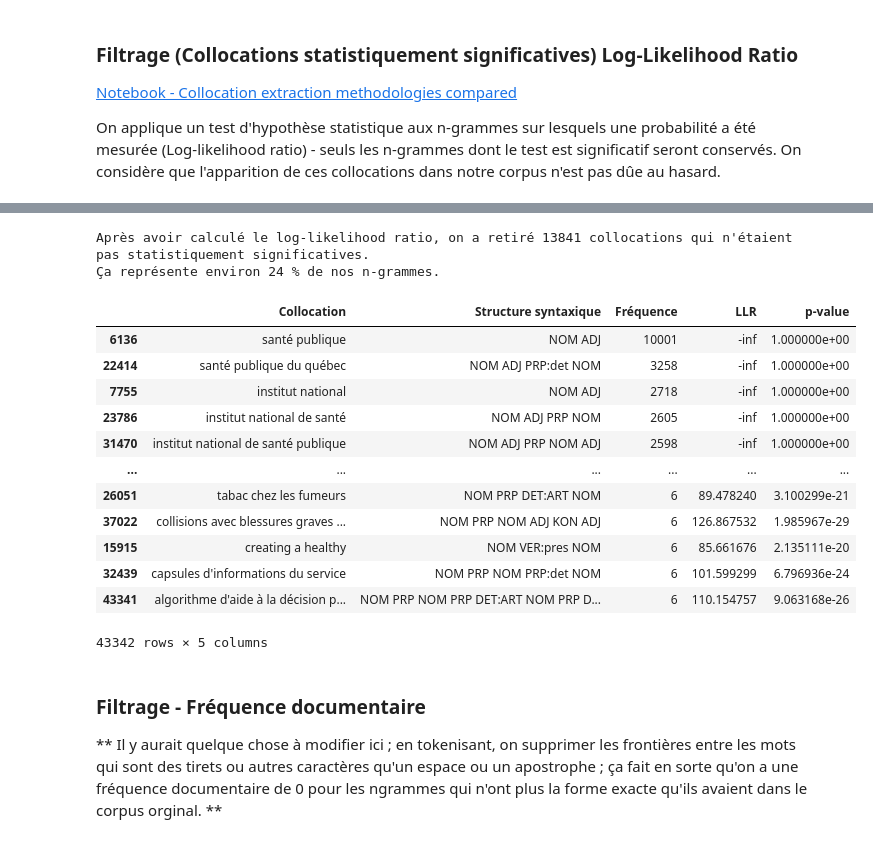
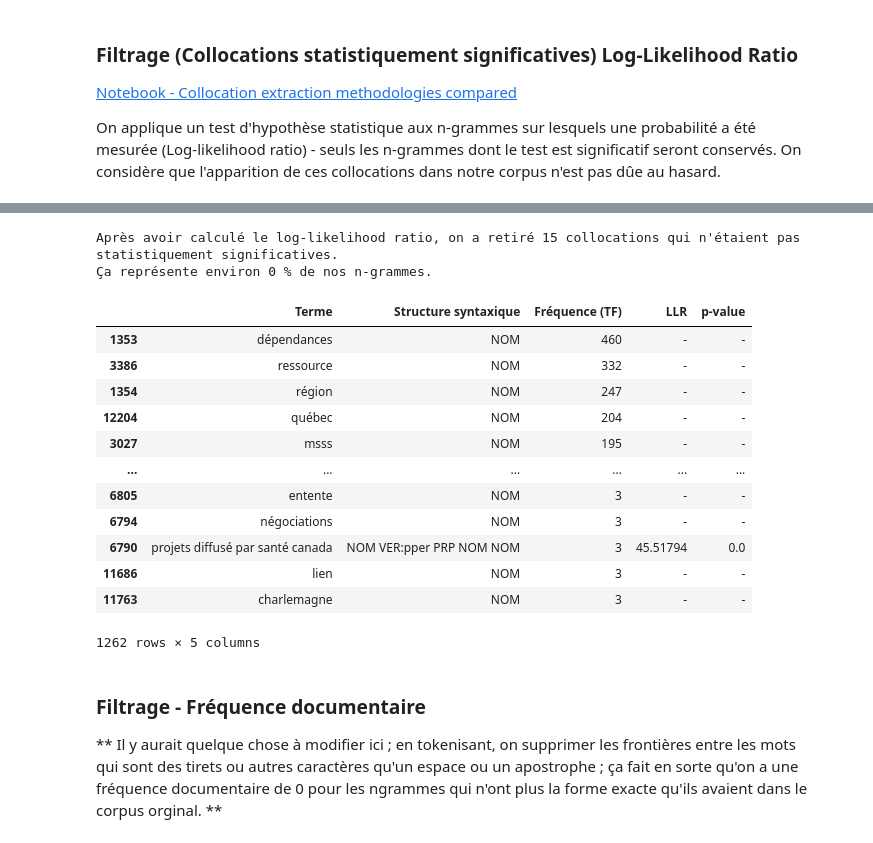
Before and after one commit to Camille-Demers/text-mining-project, a Jupyter notebook: 00-Jupyter-Notebooks/2_Prétraitement.ipynb, the cells around one changed output, grey strips where cells are left out. Cells and saved outputs as stored; diff of their text form; code cells hidden in the pictures.

Commit message:
Outputs

```diff
--- a/00-Jupyter-Notebooks/2_Prétraitement.ipynb
+++ b/00-Jupyter-Notebooks/2_Prétraitement.ipynb
@@ -412,4 +447 @@ def tabCSV(phrases):
-# %%
-phrases = tabCSV(phrases)
-# phrases_lemmatized = tabCSV(phrases_lemmatized, '_n-grams-lemmatized.csv')
 # %%
@@ -429,7 +461,7 @@ with open (file_patterns, 'r') as f:
     patterns = patterns['Structure'].tolist() #[:200] # On prend les 200 structures syntaxiques les plus fréquentes dans les MeSH
 # %%
 def filter_patterns(phrases):
-    return [t for t in phrases if t[1] in patterns and not 'NOM NOM' in t[1] and not 'NUM' in t[1]] #
+    return [t for t in phrases if t[1] in patterns and not 'NUM' in t[1]] # and not 'NOM NOM' in t[1]
 # terms_lemmatized = [t for t in phrases_lemmatized if t[1] in patterns]
 # %%
 terms = filter_patterns(phrases)
@@ -549,2 +592,0 @@ def llr_ngrammes(n):
-# %%
-terms = llr_ngrammes(12)
@@ -575,0 +624,3 @@ terms
+# %%
+significant_coll = llr_ngrammes(terms)
+#terms = [{'Collocation' : t[0], 'Structure syntaxique': t[1], 'Fréquence' : t[2]} for t in terms] # Si on veut pas appliquer le LLR
@@ -576,25 +647,45 @@ terms
 # %%
-print('Après avoir calculé le log-likelihood ratio, on a retiré {} collocations qui n\'étaient pas statistiquement significatives.'.format(len_prior - len(terms)))
-print('Ça représente environ {} % de nos n-grammes.'.format(round((len_prior - len(terms)) / len_prior *100 )))
+print('Après avoir calculé le log-likelihood ratio, on a retiré {} collocations qui n\'étaient pas statistiquement significatives.'.format(len(terms) - len(significant_coll)))
+print('Ça représente environ {} % de nos n-grammes.'.format(round((len(terms) - len(significant_coll)) / len(terms) *100 )))
 # %% [output]
-Après avoir calculé le log-likelihood ratio, on a retiré 13841 collocations qui n'étaient pas statistiquement significatives.
-Ça représente environ 24 % de nos n-grammes.
+Après avoir calculé le log-likelihood ratio, on a retiré 15 collocations qui n'étaient pas statistiquement significatives.
+Ça représente environ 0 % de nos n-grammes.
 # %%
-DataFrame(terms).sort_values(by = "Fréquence", ascending=False)
+df = DataFrame(significant_coll).sort_values(by = "Fréquence (TF)", ascending=False).drop_duplicates()
+
+# On veut faire join pour tous les termes[collocation]
+def join_term(x):
+    if type(x) == tuple:
+        return " ".join(x).replace("' ", "'").replace("( ", "(").replace(" )", ")")
+    else:
+        return x
+
+df['Terme'] = df['Terme'].apply(lambda x: join_term(x))
+
+if lng == 'en':
+    acteur = acteur + '_' + lng
+if tag:
+    output_path = path.join('../04-filtrage/output/', acteur + '_' + tag + '_significant-collocations.csv')
+else:
+    output_path = path.join('../04-filtrage/output/', acteur + '_significant-collocations.csv')
+
+df.to_csv(output_path)
+
+df
 # %% [output]
-|  | Collocation | Structure syntaxique | Fréquence | LLR | p-value |
-| 6136 | santé publique | NOM ADJ | 10001 | -inf | 1.000000e+00 |
-| 22414 | santé publique du québec | NOM ADJ PRP:det NOM | 3258 | -inf | 1.000000e+00 |
-| 7755 | institut national | NOM ADJ | 2718 | -inf | 1.000000e+00 |
-| 23786 | institut national de santé | NOM ADJ PRP NOM | 2605 | -inf | 1.000000e+00 |
-| 31470 | institut national de santé publique | NOM ADJ PRP NOM ADJ | 2598 | -inf | 1.000000e+00 |
+|  | Terme | Structure syntaxique | Fréquence (TF) | LLR | p-value |
+| 1353 | dépendances | NOM | 460 | - | - |
+| 3386 | ressource | NOM | 332 | - | - |
+| 1354 | région | NOM | 247 | - | - |
+| 12204 | québec | NOM | 204 | - | - |
+| 3027 | msss | NOM | 195 | - | - |
 | ... | ... | ... | ... | ... | ... |
-| 26051 | tabac chez les fumeurs | NOM PRP DET:ART NOM | 6 | 89.478240 | 3.100299e-21 |
-| 37022 | collisions avec blessures graves ... | NOM PRP NOM ADJ KON ADJ | 6 | 126.867532 | 1.985967e-29 |
-| 15915 | creating a healthy | NOM VER:pres NOM | 6 | 85.661676 | 2.135111e-20 |
-| 32439 | capsules d'informations du service | NOM PRP NOM PRP:det NOM | 6 | 101.599299 | 6.796936e-24 |
-| 43341 | algorithme d'aide à la décision p... | NOM PRP NOM PRP DET:ART NOM PRP D... | 6 | 110.154757 | 9.063168e-26 |
+| 6805 | entente | NOM | 3 | - | - |
+| 6794 | négociations | NOM | 3 | - | - |
+| 6790 | projets diffusé par santé canada | NOM VER:pper PRP NOM NOM | 3 | 45.51794 | 0.0 |
+| 11686 | lien | NOM | 3 | - | - |
+| 11763 | charlemagne | NOM | 3 | - | - |
-43342 rows × 5 columns
+1262 rows × 5 columns
 # %% [markdown]
 ### **Filtrage - Fréquence documentaire**
 ** Il y aurait quelque chose à modifier ici ; en tokenisant, on supprimer les frontières entre les mots qui sont des tirets ou autres caractères qu'un espace ou un apostrophe ; ça fait en sorte qu'on a une fréquence documentaire de 0 pour les ngrammes qui n'ont plus la forme exacte qu'ils avaient dans le corpus orginal. **
```
Also changed, not shown: parts of 82 cells of this notebook, 3 other files.
